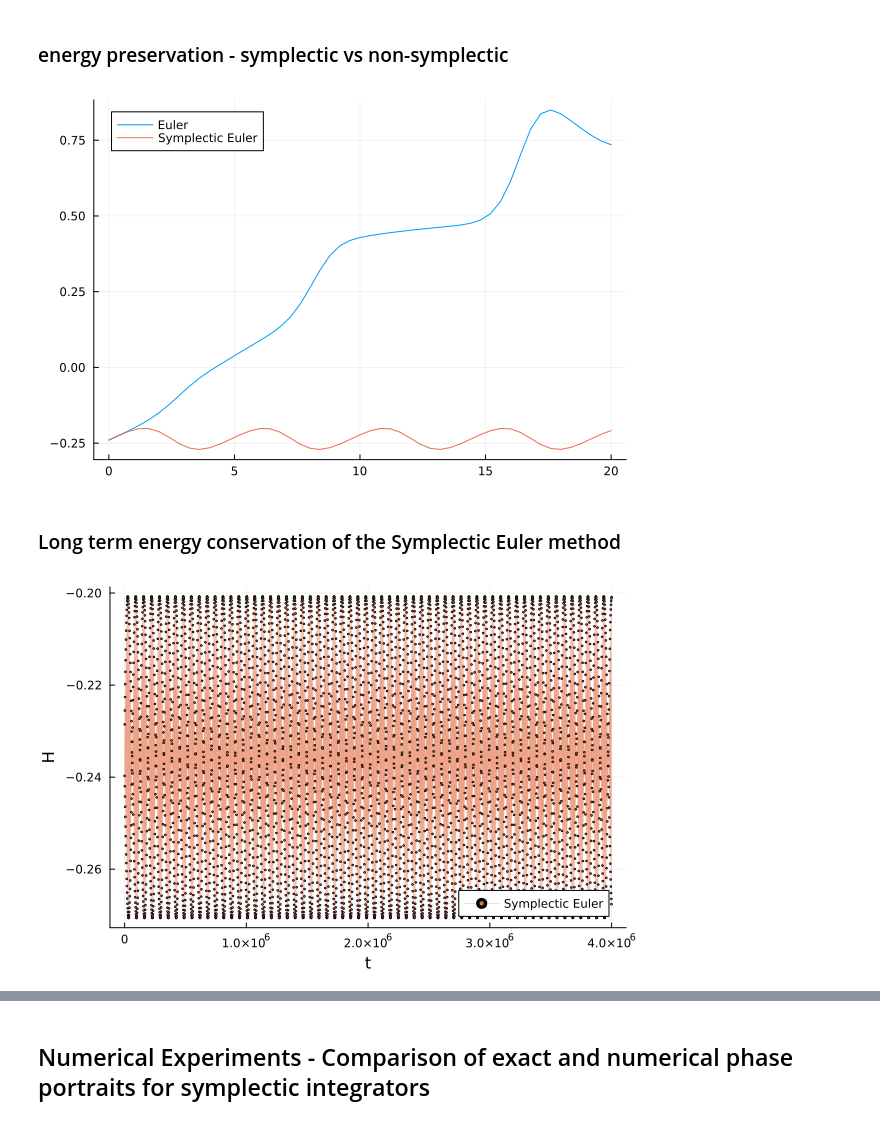
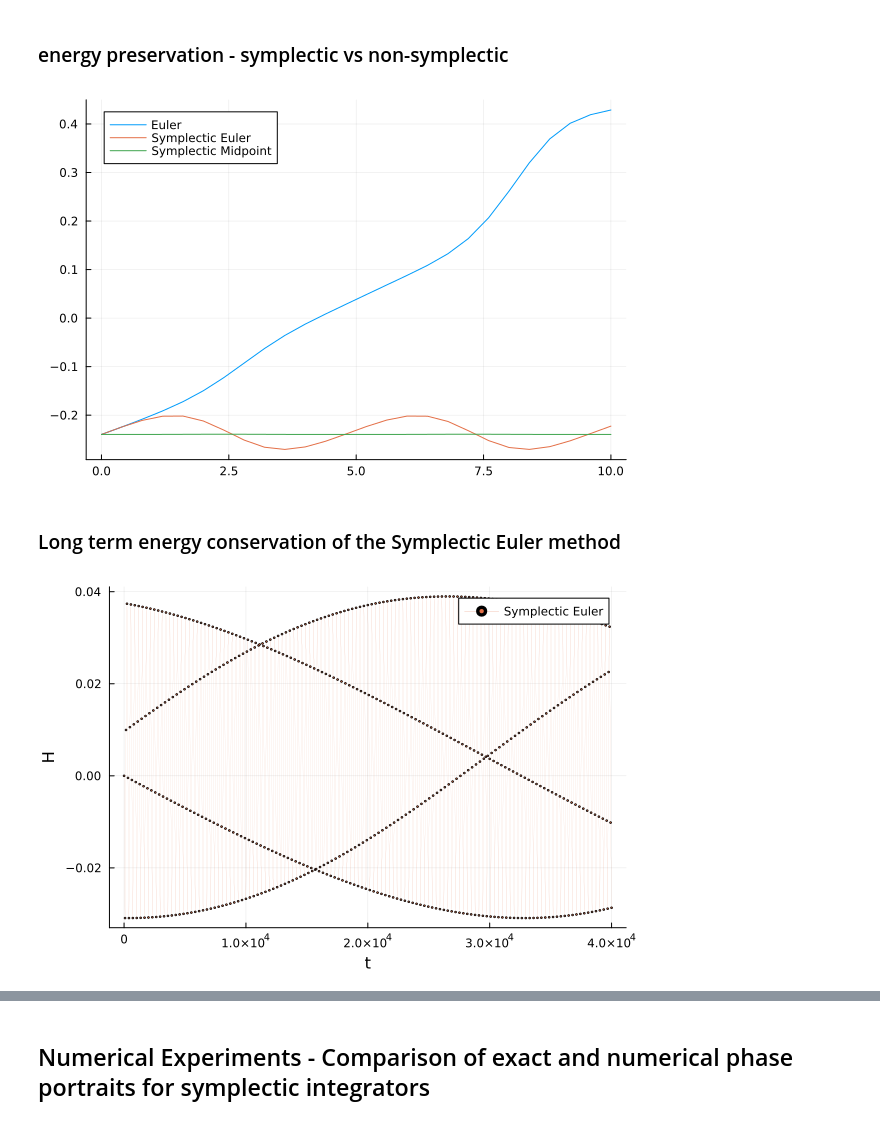
Before and after one commit to Christian-Offen/Symplectic-Integration, a Jupyter notebook: Symplectic versus non-symplectic.ipynb, the cells around one changed output, grey strips where cells are left out. Saved outputs shown, nothing was run; the diff lists cells and outputs as text; code cells hidden in the pictures.

```diff
--- a/Symplectic versus non-symplectic.ipynb
+++ b/Symplectic versus non-symplectic.ipynb
@@ -92,21 +93,24 @@ plot!(ZSympEuler[1,:],ZSympEuler[2,:],label="Symplectic Euler")
 # %%
 plot(tt,mapslices(H,ZEuler,dims=1)',label="Euler")
 plot!(tt,mapslices(H,ZSympEuler,dims=1)',label="Symplectic Euler")
+plot!(tt,mapslices(H,ZMidPoint,dims=1)',label="Symplectic Midpoint")
 # %% [output]
-[figure, old version]
+[figure, new version]
 # %% [markdown]
 ### Long term energy conservation of the Symplectic Euler method
 # %%
-stepsLong=Int(1e7) #1e7
+stepsLong=Int(1e5) #1e7
 ZSympEulerLong=Integrator(z->SympEuler(h,z),z0,stepsLong);
+ZMidPointLong=Integrator(z->MidPoint(h,z),z0,stepsLong);
 ttLong = range(0,stepsLong*h,stepsLong+1);
 # %%
-energyLong = mapslices(H,ZSympEulerLong,dims=1)';
+energySympELLong = mapslices(H,ZSympEulerLong,dims=1)';
+energyMPLong = mapslices(H,ZMidPointLong,dims=1)';
 # %%
-sparseSkip = 2000
+sparseSkip = 200
 ttSparse = ttLong[1:sparseSkip:end]
-energySparse = energyLong[1:sparseSkip:end];
+energySparseEL = energySympELLong[1:sparseSkip:end];
 # %%
-plot(ttSparse,energySparse,label="Symplectic Euler",color=:2,linewidth=0,marker=:circle, markersize=1,xlabel="t",ylabel="H")
+plot(ttSparse,energySparseEL .-energySparseEL[1],label="Symplectic Euler",color=:2,linewidth=0,marker=:circle, markersize=1,xlabel="t",ylabel="H")
 # %% [output]
-[figure, old version]
+[figure, new version]
```
Also changed, not shown: parts of 11 cells of this notebook, 1 other file.
